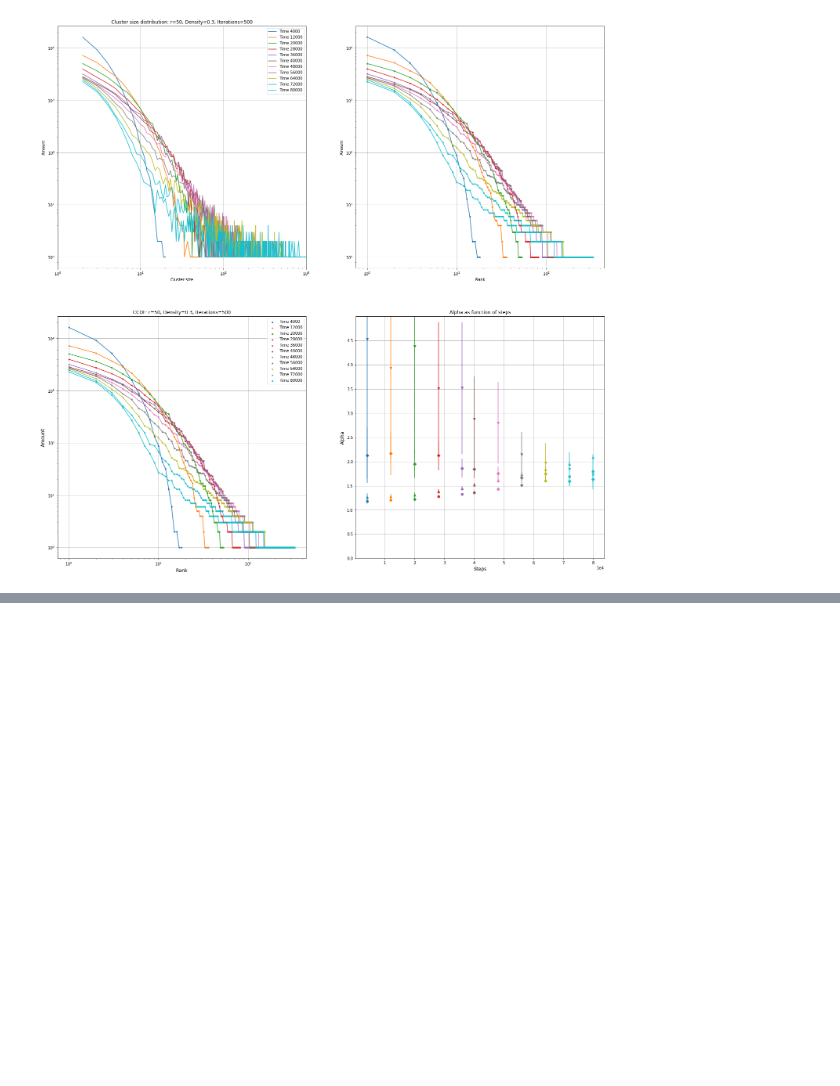
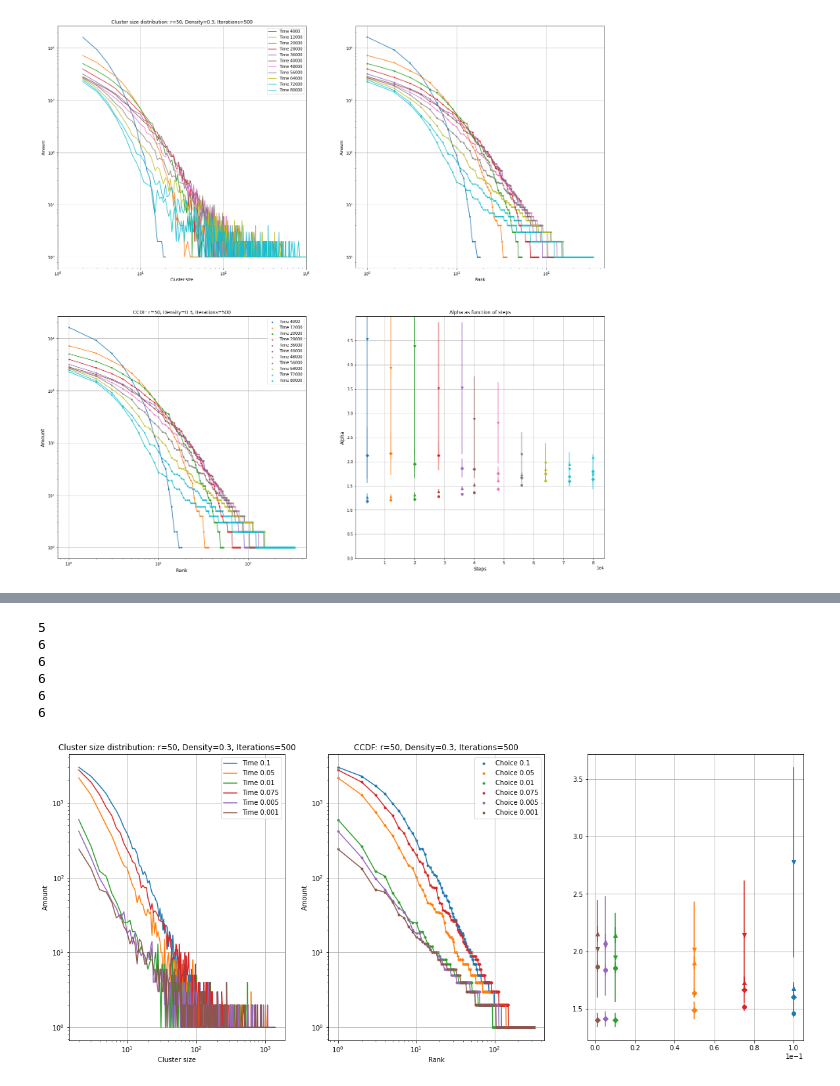
Before and after one commit to Sennevw/Masters-thesis, a Jupyter notebook: Data_keuze.ipynb, the cells around one changed output, grey strips where cells are left out. Cells and saved outputs as stored; diff of their text form; code cells hidden in the pictures; blank space fills up the shorter version.

```diff
--- a/Data_keuze.ipynb
+++ b/Data_keuze.ipynb
@@ -922,0 +1015,57 @@ ax[1, 1].set_yticks(np.arange(0, 5, 0.5))  # replace 5 with max y-value
+# %%
+fig, ax = plt.subplots(1,3, figsize=(20,8))
+
+name = [0.1, 0.05, 0.01, 0.075, 0.005, 0.001]
+name2= ["0.10000", "0.05000", "0.01000", "0.07500", "0.00500", "0.00"]
+
+for i in range((len(name))):
+    size, amount = np.loadtxt("Pref_attach/Choice_true/{0}/r50_2D_c{1}_100_56000_0.300000_1.txt".format(name[i], name2[i]), skiprows=2, unpack=True)
+    size = size[1:]
+    amount = amount[1:]
+    ax[0].loglog(size, amount, label="Time {}".format(name[i]), c=cmap(i))
+
+
+    lower_lim2 =  [-int(0.6 * len(amount))] * len(name)
+    ccdf = np.sort(amount)[::-1]
+    ranks = np.arange(1, len(ccdf)+1)
+    ax[1].scatter(ranks, ccdf, label="Choice {}".format(name[i]), c=cmap(i), marker='.')
+    ax[1].plot(ranks, ccdf, c=cmap(i))
+
+    lower_lim = 0
+    upper_lim = int(10**( (np.log10(len(amount))/3)))
+    lower_lim2 = int(10**( 2*(np.log10(len(amount))/3)))
+    upper_lim2 = -1
+    print(int(10**( (np.log10(len(amount))/3))))
+
+    out = calc_alpha(amount, size, lower_lim, upper_lim)
+    out2 = calc_alpha(amount, size, upper_lim, lower_lim2)
+    out3 = calc_alpha(amount, size, lower_lim2, upper_lim2)
+    out4 = calc_alpha(amount, size, 0, -1)
+    ax[2].errorbar(name[i], out[0], yerr=out[1], fmt='v', c=cmap(i))
+    ax[2].errorbar(name[i], out2[0], yerr=out2[1], fmt='D', c=cmap(i))
+    ax[2].errorbar(name[i], out3[0], yerr=out3[1], fmt='^', c=cmap(i))
+    ax[2].errorbar(name[i], out4[0], yerr=out4[1], fmt='o', c=cmap(i))
+    ax[2].ticklabel_format(axis="x", style="sci", scilimits=(0,0))
+
+ax[0].set_xlabel("Cluster size")
+ax[0].set_ylabel("Amount")
+ax[0].set_title("Cluster size distribution: r=50, Density=0.3, Iterations=500")
+ax[0].legend()
+ax[0].grid()
+ax[1].grid()
+
+ax[1].set_xlabel("Rank")
+ax[1].set_ylabel("Amount")
+ax[1].set_xscale('log')
+ax[1].set_yscale('log')
+ax[1].set_title("CCDF: r=50, Density=0.3, Iterations=500")
+ax[1].legend()
+ax[2].grid()
+# %% [output]
+5
+6
+6
+6
+6
+6
+[figure, added]
```
Also changed, not shown: parts of 5 cells of this notebook.
